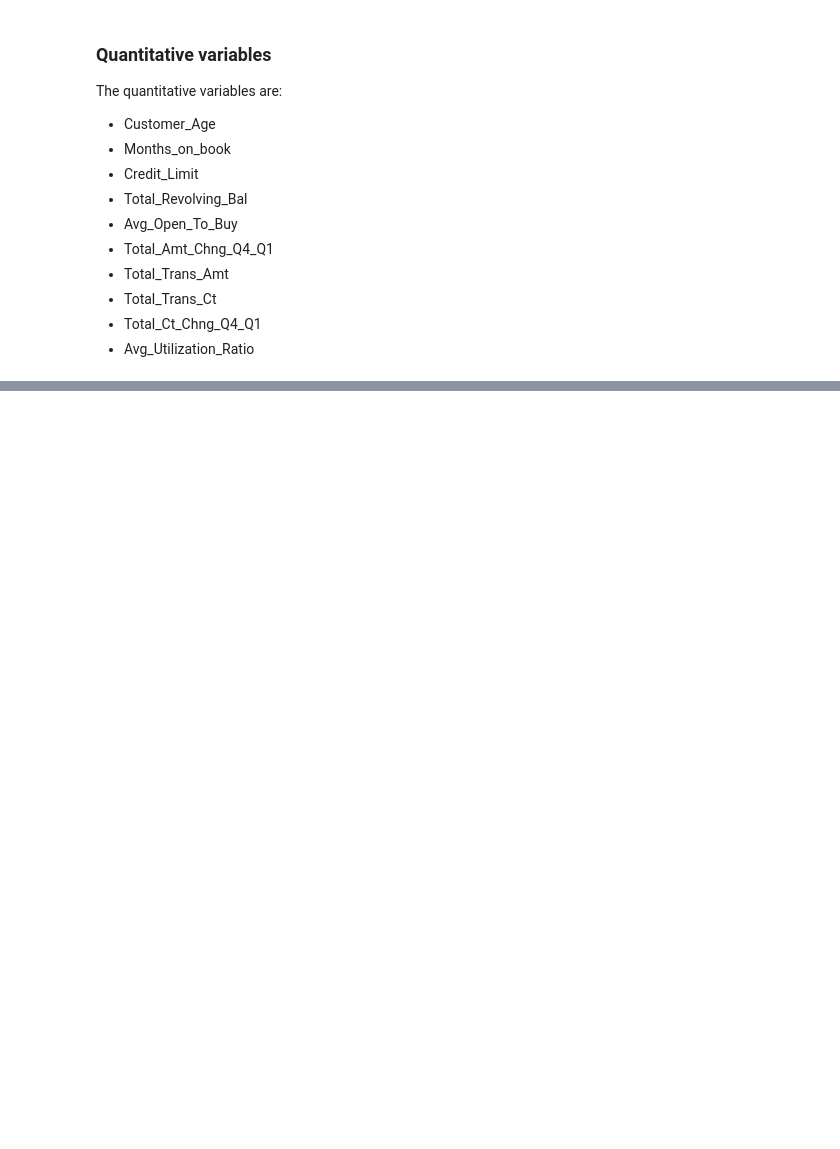
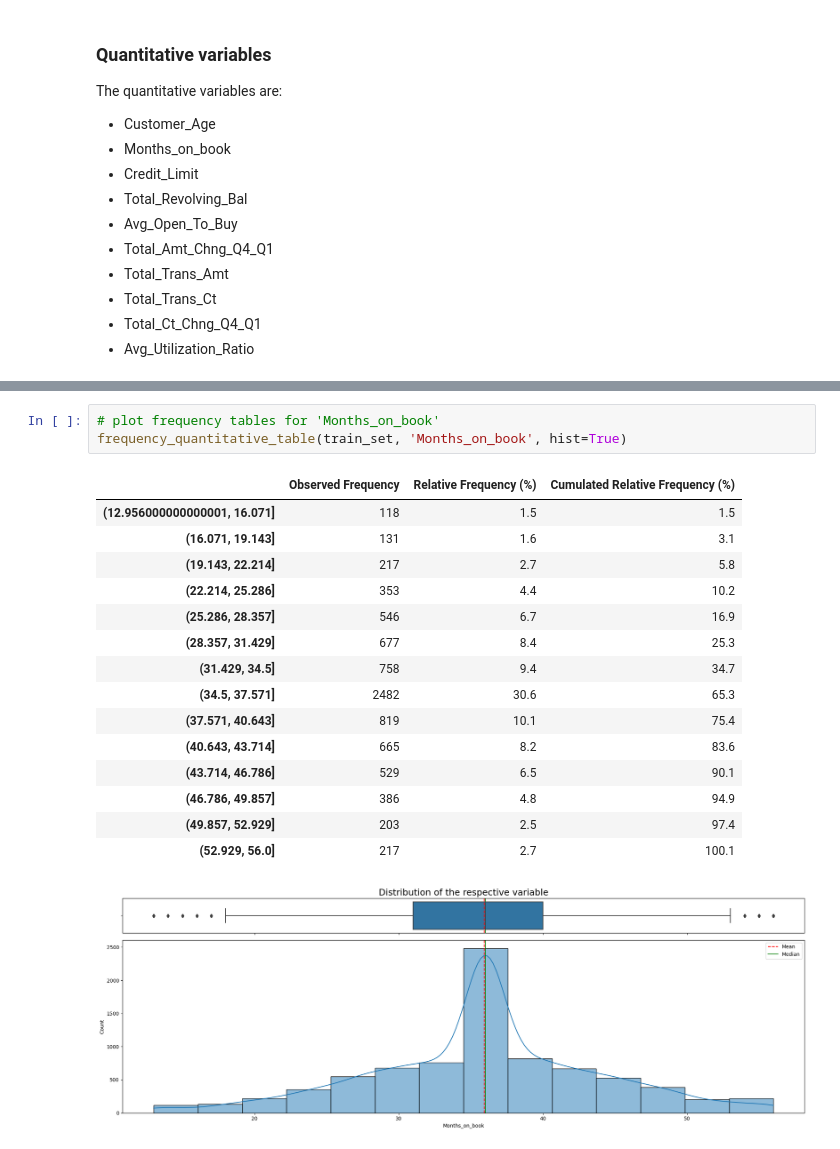
Before and after one commit to vitorbeltrao/Customer_Churn, a Jupyter notebook: 02_workflow_EDA.ipynb, the cells around one changed output, grey strips where cells are left out. Saved outputs shown, nothing was run; the diff lists cells and outputs as text; blank space fills up the shorter version.

```diff
--- a/02_workflow_EDA.ipynb
+++ b/02_workflow_EDA.ipynb
@@ -216,0 +255,20 @@ The quantitative variables are:
+# %%
+# plot frequency tables for 'Months_on_book'
+frequency_quantitative_table(train_set, 'Months_on_book', hist=True)
+# %% [output]
+|  | Observed Frequency | Relative Frequency (%) | Cumulated Relative Frequency (%) |
+| (12.956000000000001, 16.071] | 118 | 1.5 | 1.5 |
+| (16.071, 19.143] | 131 | 1.6 | 3.1 |
+| (19.143, 22.214] | 217 | 2.7 | 5.8 |
+| (22.214, 25.286] | 353 | 4.4 | 10.2 |
+| (25.286, 28.357] | 546 | 6.7 | 16.9 |
+| (28.357, 31.429] | 677 | 8.4 | 25.3 |
+| (31.429, 34.5] | 758 | 9.4 | 34.7 |
+| (34.5, 37.571] | 2482 | 30.6 | 65.3 |
+| (37.571, 40.643] | 819 | 10.1 | 75.4 |
+| (40.643, 43.714] | 665 | 8.2 | 83.6 |
+| (43.714, 46.786] | 529 | 6.5 | 90.1 |
+| (46.786, 49.857] | 386 | 4.8 | 94.9 |
+| (49.857, 52.929] | 203 | 2.5 | 97.4 |
+| (52.929, 56.0] | 217 | 2.7 | 100.1 |
+[figure, added]
```
Also changed, not shown: parts of 23 cells of this notebook, 12 other files.
